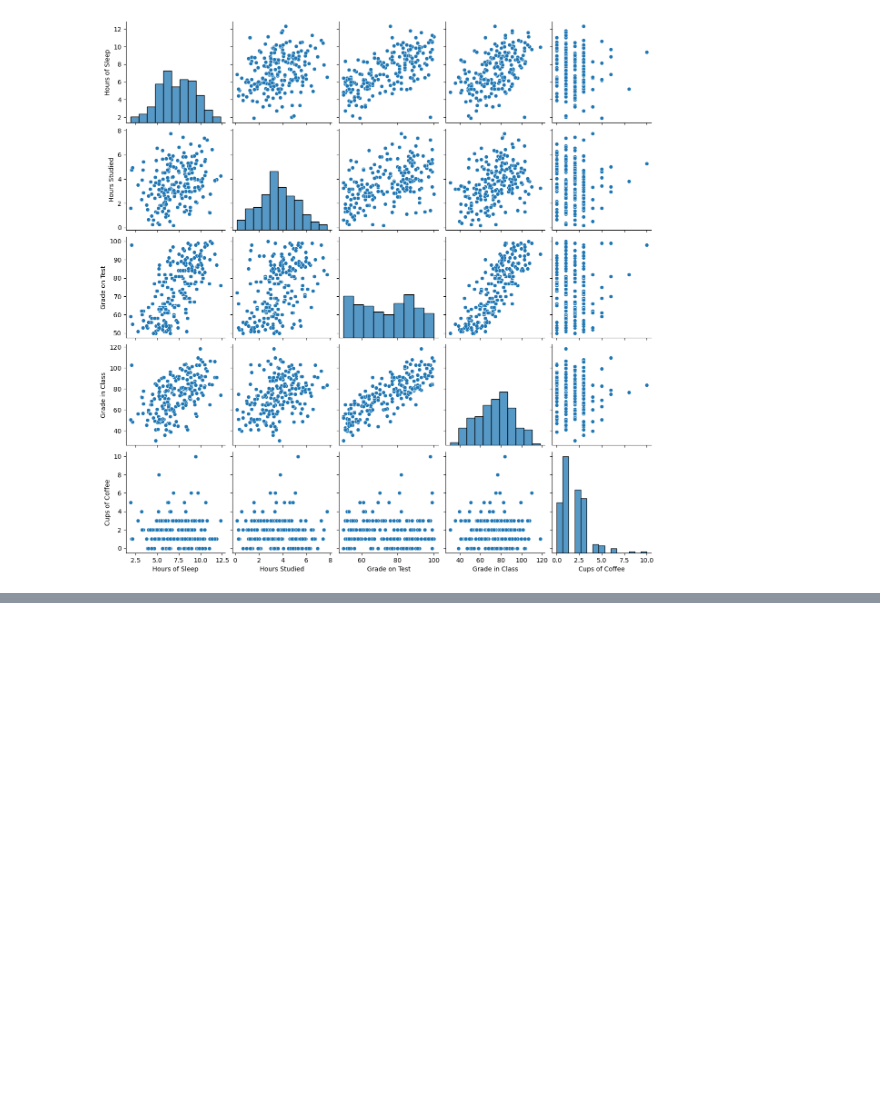
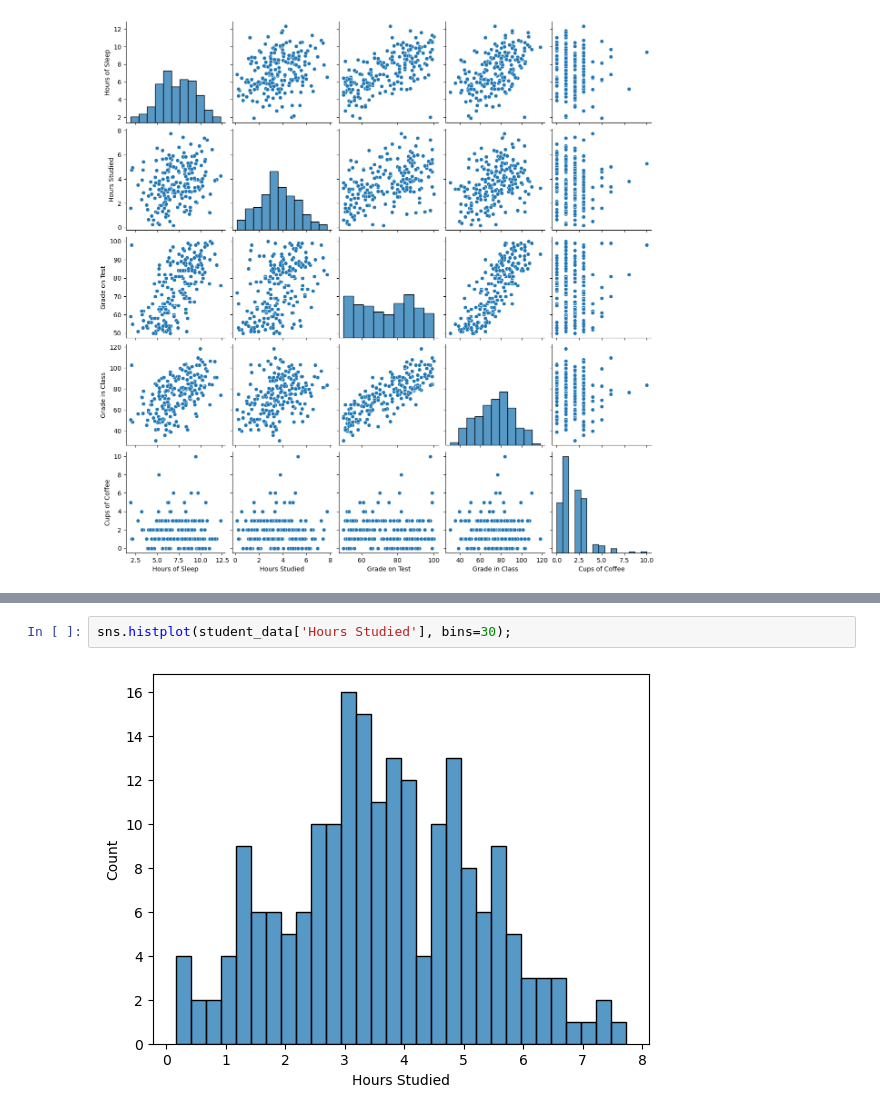
Before and after one commit to Camiloesp/Python-Data-Science-Data-Prep-EDA-with-Python, a Jupyter notebook: 3_ExploratoryDataAnalysis_Visualization.ipynb, the cells around one changed output, grey strips where cells are left out. Saved outputs shown, nothing was run; the diff lists cells and outputs as text; blank space fills up the shorter version.

```diff
--- a/3_ExploratoryDataAnalysis_Visualization.ipynb
+++ b/3_ExploratoryDataAnalysis_Visualization.ipynb
@@ -295,0 +354,4 @@ sns.pairplot(student_data)
+# %%
+sns.histplot(student_data['Hours Studied'], bins=30);
+# %% [output]
+[figure, added]
```
Also changed, not shown: parts of 6 cells of this notebook.
